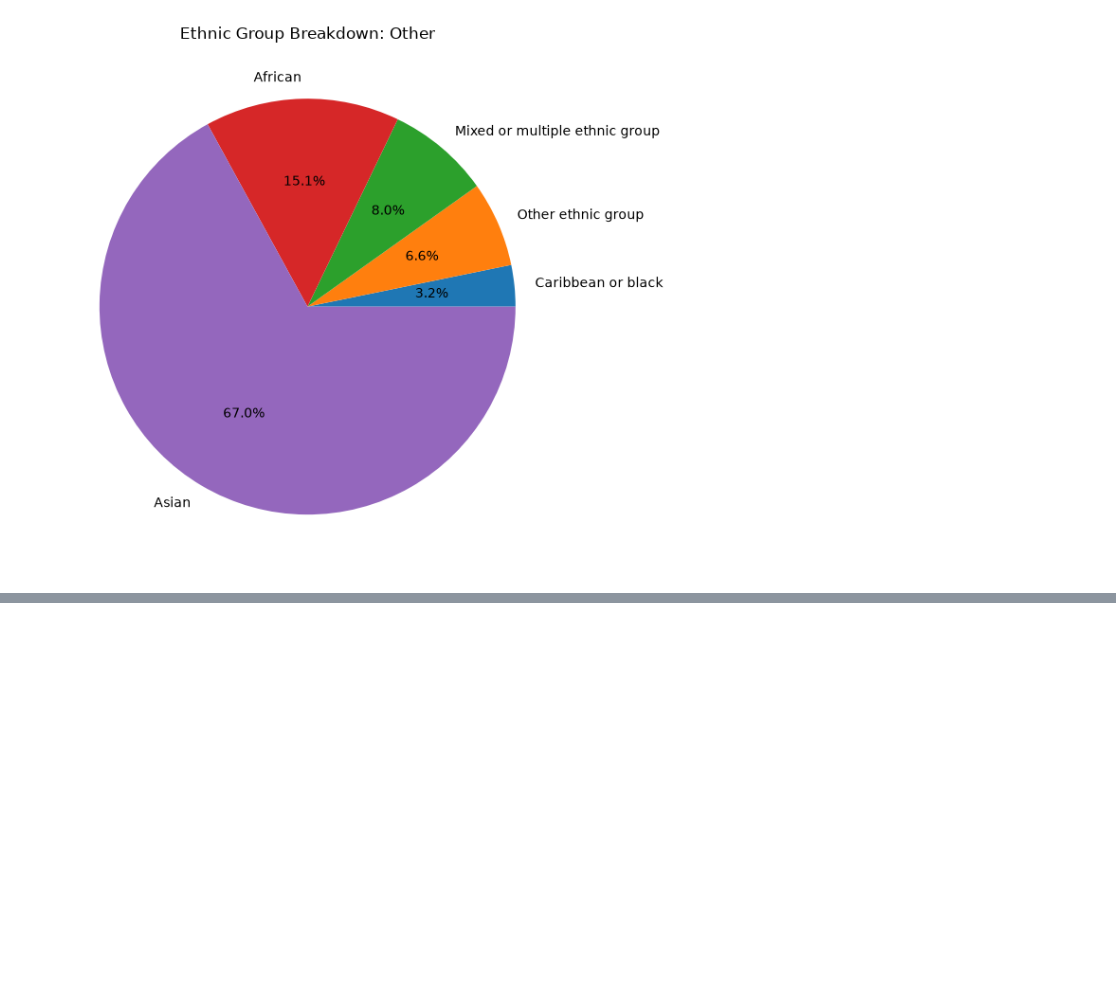
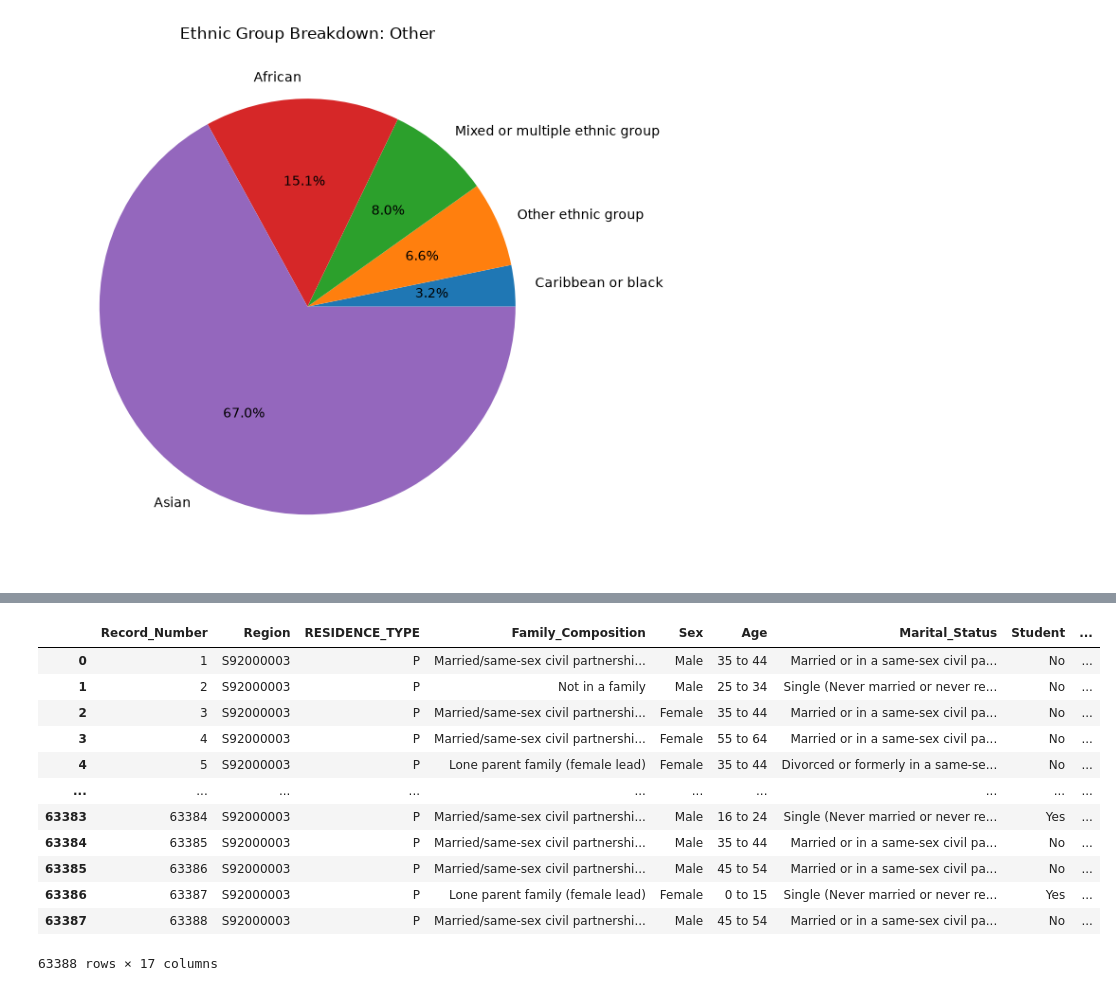
Before and after one commit to goricksamuel-ops/PyProject, a Jupyter notebook: notebooks/census2011.ipynb, the cells around one changed output, grey strips where cells are left out. Cells and saved outputs as stored; diff of their text form; code cells hidden in the pictures; blank space fills up the shorter version.

```diff
--- a/notebooks/census2011.ipynb
+++ b/notebooks/census2011.ipynb
@@ -302,0 +357,16 @@ pyp.show()
+# %%
+df_mapped
+# %% [output]
+|  | Record_Number | Region | RESIDENCE_TYPE | Family_Composition | Sex | Age | Marital_Status | Student | ... |
+| 0 | 1 | S92000003 | P | Married/same-sex civil partnershi... | Male | 35 to 44 | Married or in a same-sex civil pa... | No | ... |
+| 1 | 2 | S92000003 | P | Not in a family | Male | 25 to 34 | Single (Never married or never re... | No | ... |
+| 2 | 3 | S92000003 | P | Married/same-sex civil partnershi... | Female | 35 to 44 | Married or in a same-sex civil pa... | No | ... |
+| 3 | 4 | S92000003 | P | Married/same-sex civil partnershi... | Female | 55 to 64 | Married or in a same-sex civil pa... | No | ... |
+| 4 | 5 | S92000003 | P | Lone parent family (female lead) | Female | 35 to 44 | Divorced or formerly in a same-se... | No | ... |
+| ... | ... | ... | ... | ... | ... | ... | ... | ... | ... |
+| 63383 | 63384 | S92000003 | P | Married/same-sex civil partnershi... | Male | 16 to 24 | Single (Never married or never re... | Yes | ... |
+| 63384 | 63385 | S92000003 | P | Married/same-sex civil partnershi... | Male | 35 to 44 | Married or in a same-sex civil pa... | No | ... |
+| 63385 | 63386 | S92000003 | P | Married/same-sex civil partnershi... | Male | 45 to 54 | Married or in a same-sex civil pa... | No | ... |
+| 63386 | 63387 | S92000003 | P | Lone parent family (female lead) | Female | 0 to 15 | Single (Never married or never re... | Yes | ... |
+| 63387 | 63388 | S92000003 | P | Married/same-sex civil partnershi... | Male | 45 to 54 | Married or in a same-sex civil pa... | No | ... |
+63388 rows × 17 columns
```
Also changed, not shown: parts of 5 cells of this notebook.
